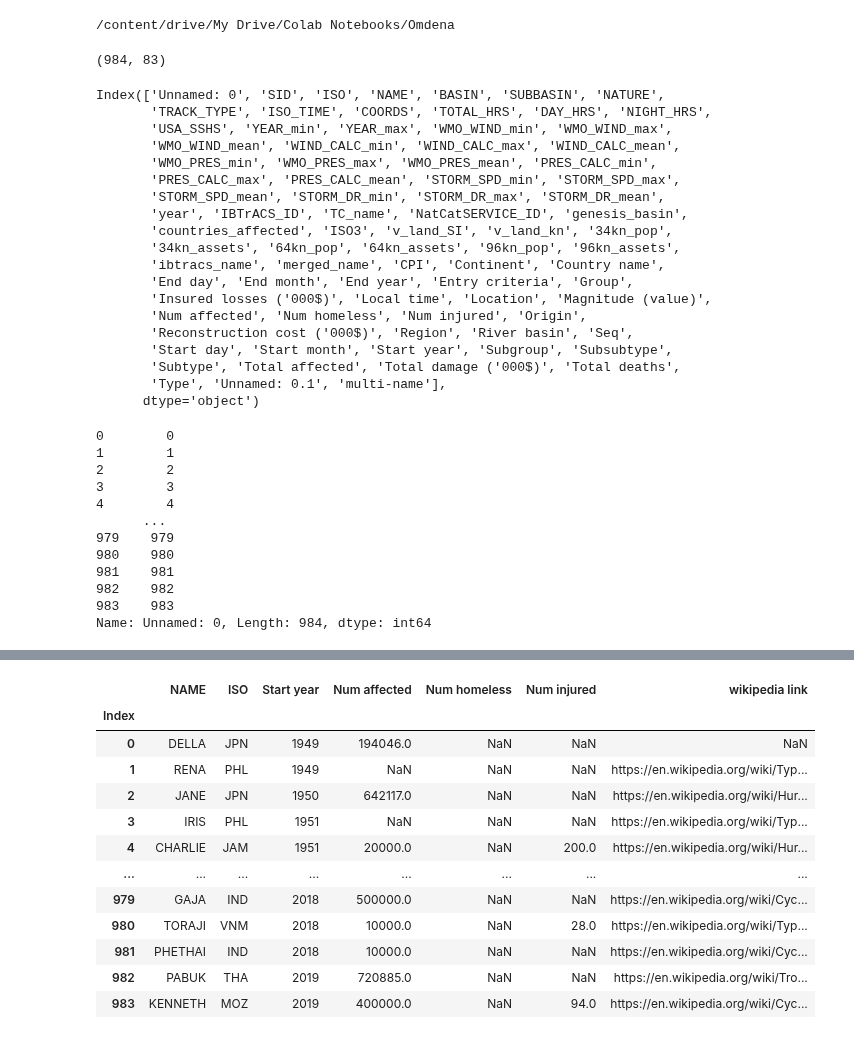
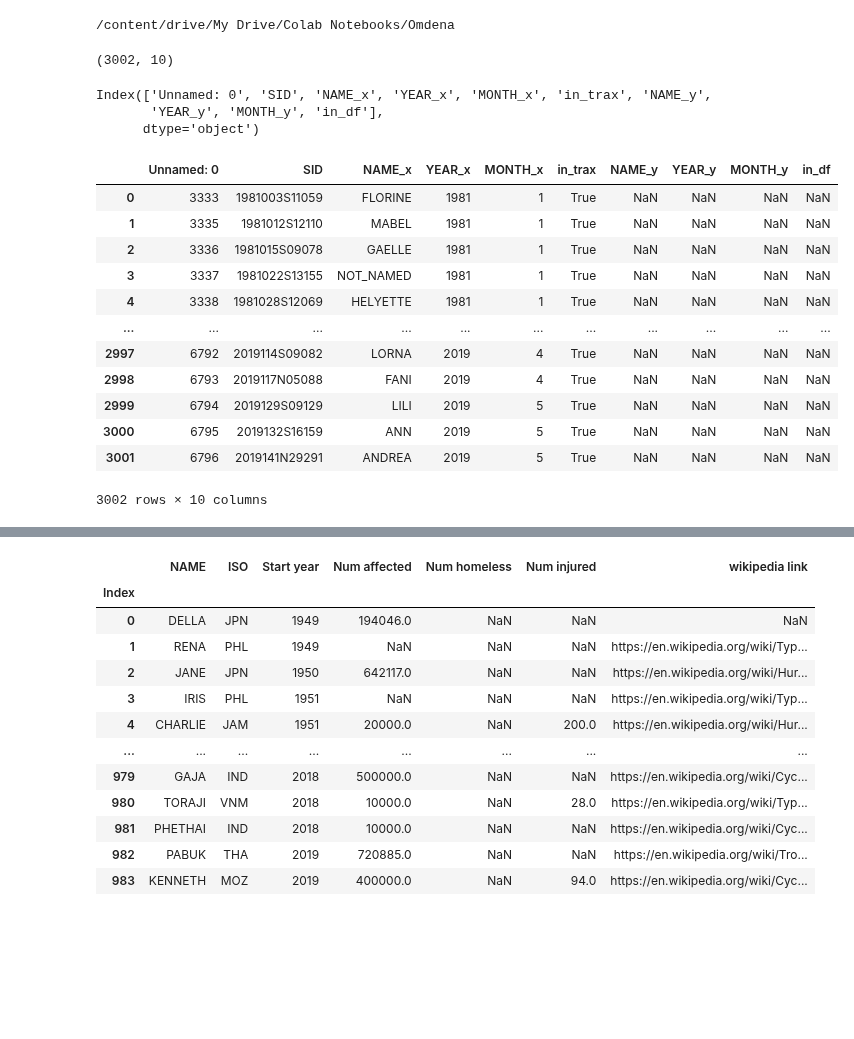
Before and after one commit to OmdenaAI/wfpdisrel, a Jupyter notebook: #task1-datacollection/wikipediaLinks.ipynb, the cells around one changed output, grey strips where cells are left out. Saved outputs shown, nothing was run; the diff lists cells and outputs as text; code cells hidden in the pictures; blank space fills up the shorter version.

```diff
--- a/#task1-datacollection/wikipediaLinks.ipynb
+++ b/#task1-datacollection/wikipediaLinks.ipynb
@@ -30,46 +30,31 @@ Mounted at /content/drive
 # %% [output]
 /content/drive/My Drive/Colab Notebooks/Omdena
 # %%
-df = pd.read_csv("ibtracs_tcedat_emdat_inner_without_NaN_Name.csv")
+df = pd.read_csv("empty_pop.csv")
 # %%
 df.shape
 # %% [output]
-(984, 83)
+(3002, 10)
 # %%
 df.columns
 # %% [output]
-Index(['Unnamed: 0', 'SID', 'ISO', 'NAME', 'BASIN', 'SUBBASIN', 'NATURE',
-       'TRACK_TYPE', 'ISO_TIME', 'COORDS', 'TOTAL_HRS', 'DAY_HRS', 'NIGHT_HRS',
-       'USA_SSHS', 'YEAR_min', 'YEAR_max', 'WMO_WIND_min', 'WMO_WIND_max',
-       'WMO_WIND_mean', 'WIND_CALC_min', 'WIND_CALC_max', 'WIND_CALC_mean',
-       'WMO_PRES_min', 'WMO_PRES_max', 'WMO_PRES_mean', 'PRES_CALC_min',
-       'PRES_CALC_max', 'PRES_CALC_mean', 'STORM_SPD_min', 'STORM_SPD_max',
-       'STORM_SPD_mean', 'STORM_DR_min', 'STORM_DR_max', 'STORM_DR_mean',
-       'year', 'IBTrACS_ID', 'TC_name', 'NatCatSERVICE_ID', 'genesis_basin',
-       'countries_affected', 'ISO3', 'v_land_SI', 'v_land_kn', '34kn_pop',
-       '34kn_assets', '64kn_pop', '64kn_assets', '96kn_pop', '96kn_assets',
-       'ibtracs_name', 'merged_name', 'CPI', 'Continent', 'Country name',
-       'End day', 'End month', 'End year', 'Entry criteria', 'Group',
-       'Insured losses ('000$)', 'Local time', 'Location', 'Magnitude (value)',
-       'Num affected', 'Num homeless', 'Num injured', 'Origin',
-       'Reconstruction cost ('000$)', 'Region', 'River basin', 'Seq',
-       'Start day', 'Start month', 'Start year', 'Subgroup', 'Subsubtype',
-       'Subtype', 'Total affected', 'Total damage ('000$)', 'Total deaths',
-       'Type', 'Unnamed: 0.1', 'multi-name'],
+Index(['Unnamed: 0', 'SID', 'NAME_x', 'YEAR_x', 'MONTH_x', 'in_trax', 'NAME_y',
+       'YEAR_y', 'MONTH_y', 'in_df'],
       dtype='object')
 # %%
-df['Unnamed: 0']
+df
 # %% [output]
+|  | Unnamed: 0 | SID | NAME_x | YEAR_x | MONTH_x | in_trax | NAME_y | YEAR_y | MONTH_y | in_df |
+| 0 | 3333 | 1981003S11059 | FLORINE | 1981 | 1 | True | NaN | NaN | NaN | NaN |
+| 1 | 3335 | 1981012S12110 | MABEL | 1981 | 1 | True | NaN | NaN | NaN | NaN |
+| 2 | 3336 | 1981015S09078 | GAELLE | 1981 | 1 | True | NaN | NaN | NaN | NaN |
+| 3 | 3337 | 1981022S13155 | NOT_NAMED | 1981 | 1 | True | NaN | NaN | NaN | NaN |
+| 4 | 3338 | 1981028S12069 | HELYETTE | 1981 | 1 | True | NaN | NaN | NaN | NaN |
+| ... | ... | ... | ... | ... | ... | ... | ... | ... | ... | ... |
+| 2997 | 6792 | 2019114S09082 | LORNA | 2019 | 4 | True | NaN | NaN | NaN | NaN |
+| 2998 | 6793 | 2019117N05088 | FANI | 2019 | 4 | True | NaN | NaN | NaN | NaN |
+| 2999 | 6794 | 2019129S09129 | LILI | 2019 | 5 | True | NaN | NaN | NaN | NaN |
+| 3000 | 6795 | 2019132S16159 | ANN | 2019 | 5 | True | NaN | NaN | NaN | NaN |
+| 3001 | 6796 | 2019141N29291 | ANDREA | 2019 | 5 | True | NaN | NaN | NaN | NaN |
-0        0
-1        1
-2        2
-3        3
-4        4
-      ...
-979    979
-980    980
-981    981
-982    982
-983    983
-Name: Unnamed: 0, Length: 984, dtype: int64
+3002 rows × 10 columns
 # %%
```
Also changed, not shown: parts of 12 cells of this notebook.
